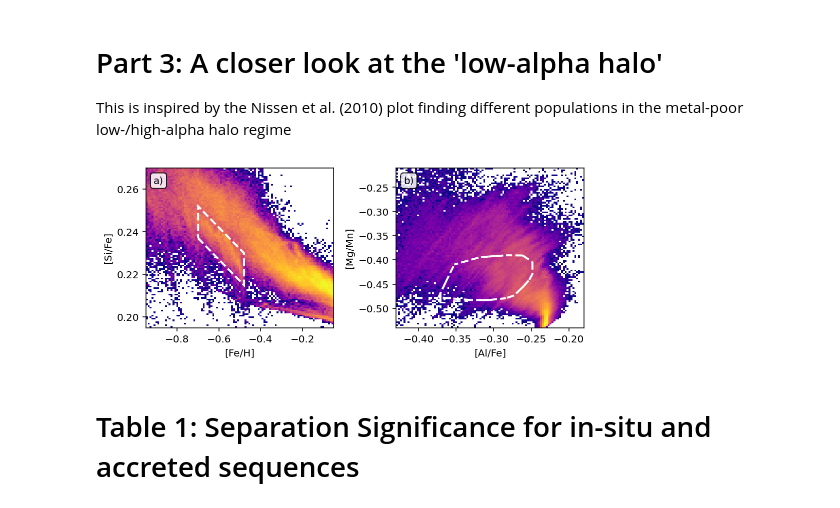
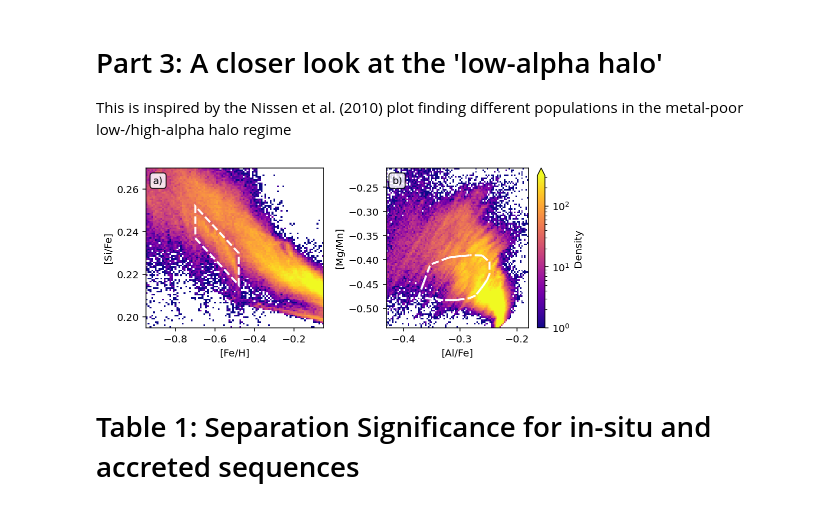
Before and after one commit to svenbuder/Accretion_Clues_ObsSim, a Jupyter notebook: mijnarends_2022_accretion_clues_simulation.ipynb, the cells around one changed output. Drawn from its saved outputs; the diff is of its cells as text; code cells hidden in the pictures.

Commit message:
adjust colorbars

```diff
--- a/mijnarends_2022_accretion_clues_simulation.ipynb
+++ b/mijnarends_2022_accretion_clues_simulation.ipynb
@@ -198,13 +198,16 @@ def plot_low_alpha_halo():
     ax = gs[0]
     ax.text(0.04,0.95,'a)',transform=ax.transAxes,va='top',ha='left',bbox=dict(boxstyle='round', facecolor='w', alpha=0.85))
 
-    ax.hist2d(
+    p = ax.hist2d(
         sim['Fe_H'],
         sim['Si_H'] - sim['Fe_H'],
         bins = (np.linspace(-0.95,-0.05,100),np.linspace(0.195,0.27,100)),
         cmin = 1, cmap='plasma',
+        vmin = 1, vmax = 10**2.5,
         norm = LogNorm()
     )
+#     c = plt.colorbar(p[-1],ax=ax,extend='max',orientation='horizontal')
+#     c.set_label('Density')
 
     polygon = Polygon(
         [
@@ -229,35 +232,38 @@ def plot_low_alpha_halo():
     ax = gs[1]
     ax.text(0.04,0.95,'b)',transform=ax.transAxes,va='top',ha='left',bbox=dict(boxstyle='round', facecolor='w', alpha=0.85))
 
-    ax.hist2d(
+    p = ax.hist2d(
         sim['Al_H'] - sim['Fe_H'],
         sim['Mg_H'] - sim['Mn_H'],
         bins = (np.linspace(-0.43,-0.18,100),np.linspace(-0.54,-0.21,100)),
         cmin = 1, cmap='plasma',
+        vmin = 1, vmax = 10**2.5,
         norm = LogNorm()
     )
+    c = plt.colorbar(p[-1],ax=ax,extend='max')
+    c.set_label('Density')
 
     sim_al_fe = sim['Al_H'][select_low_alpha_halo] - sim['Fe_H'][select_low_alpha_halo]
     sim_mg_mn = sim['Mg_H'][select_low_alpha_halo] - sim['Mn_H'][select_low_alpha_halo]
     hull = ConvexHull(
         np.array([
             sim_al_fe,
             sim_mg_mn
         ]).T
     )
     for simplex in hull.simplices:
         ax.plot(sim_al_fe[simplex], sim_mg_mn[simplex], 'w', ls='dashed',lw=2)
 
     ax.set_xlabel('[Al/Fe]')
     ax.set_ylabel('[Mg/Mn]')
 
     plt.tight_layout()
 
     plt.savefig('figures/low_alpha_halo.png',dpi=200,bbox_inches='tight')
 
 plot_low_alpha_halo()
 # %% [output]
-[figure, old version]
+[figure, new version]
 # %% [markdown]
 # Table 1: Separation Significance for in-situ and accreted sequences
 # %%
```
